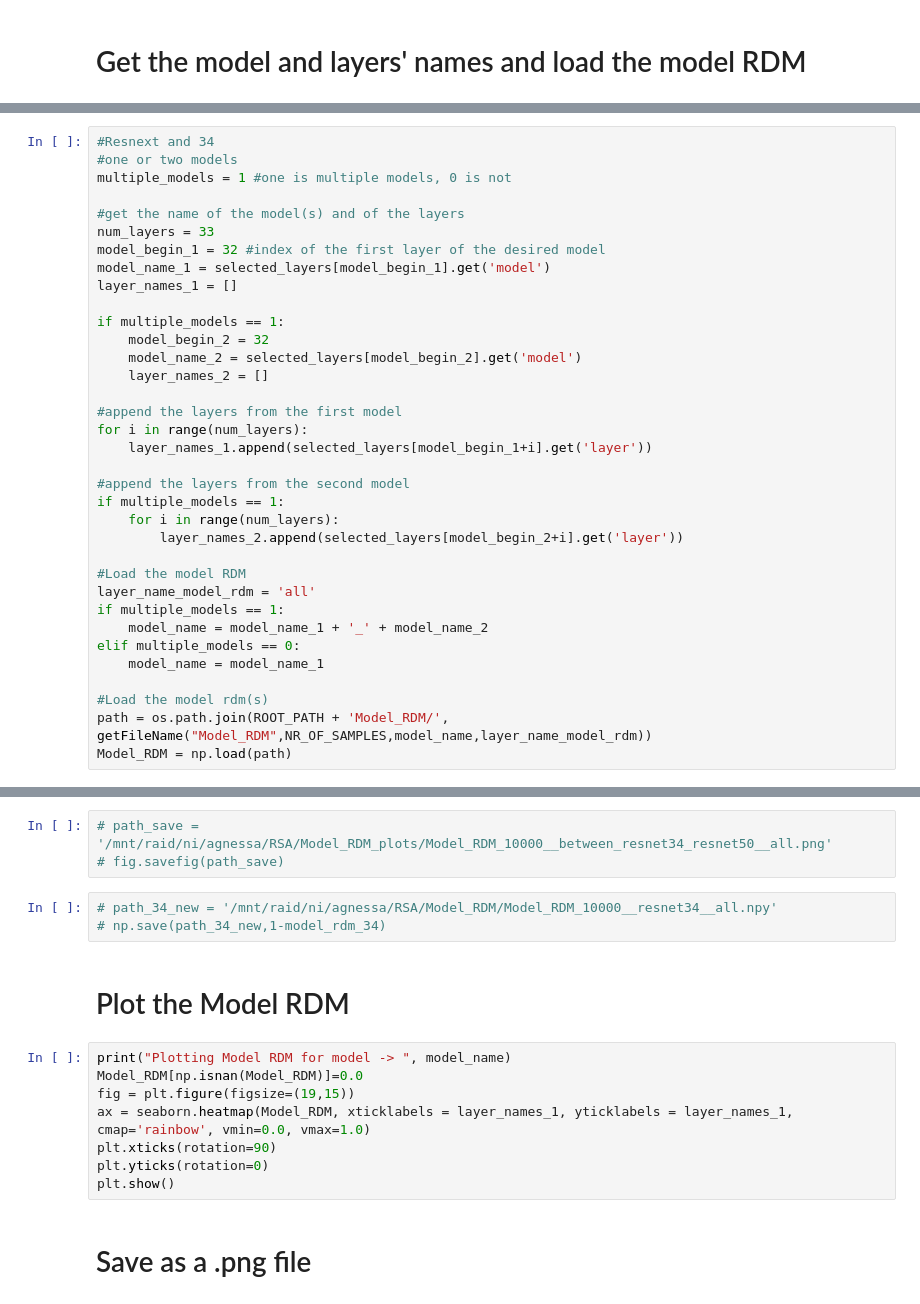
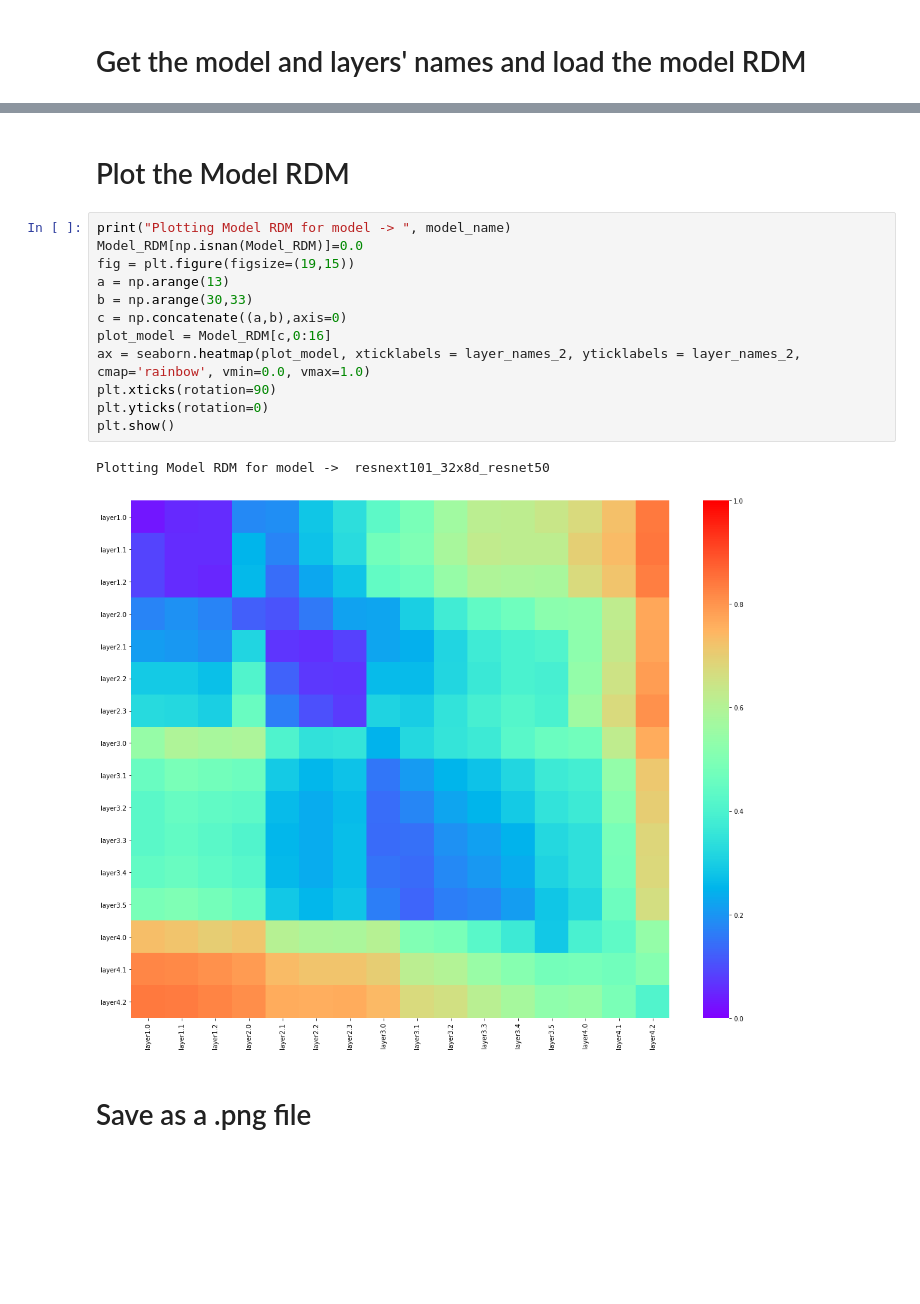
Before and after one commit to Agnessa14/RSA_object_classification, a Jupyter notebook: Plotting_Model_RDM.ipynb, the cells around one changed output, grey strips where cells are left out. Saved outputs shown, nothing was run; the diff lists cells and outputs as text; blank space fills up the shorter version.

```diff
--- a/Plotting_Model_RDM.ipynb
+++ b/Plotting_Model_RDM.ipynb
@@ -62,35 +64,0 @@ Model_RDM = np.load(path)
-# %%
-#Resnext and 34
-#one or two models
-multiple_models = 1 #one is multiple models, 0 is not
-
-#get the name of the model(s) and of the layers
-num_layers = 33
-model_begin_1 = 32 #index of the first layer of the desired model
-model_name_1 = selected_layers[model_begin_1].get('model')
-layer_names_1 = []
-
-if multiple_models == 1:
-    model_begin_2 = 32
-    model_name_2 = selected_layers[model_begin_2].get('model')
-    layer_names_2 = []
-
-#append the layers from the first model
-for i in range(num_layers):
-    layer_names_1.append(selected_layers[model_begin_1+i].get('layer'))
-
-#append the layers from the second model
-if multiple_models == 1:
-    for i in range(num_layers):
-        layer_names_2.append(selected_layers[model_begin_2+i].get('layer'))
-
-#Load the model RDM
-layer_name_model_rdm = 'all'
-if multiple_models == 1:
-    model_name = model_name_1 + '_' + model_name_2
-elif multiple_models == 0:
-    model_name = model_name_1
-
-#Load the model rdm(s)
-path = os.path.join(ROOT_PATH + 'Model_RDM/', getFileName("Model_RDM",NR_OF_SAMPLES,model_name,layer_name_model_rdm))
-Model_RDM = np.load(path)
@@ -122,19 +65,20 @@ model_rdm_34_50 = np.load(path_34_50)
-# %%
-# path_save = '/mnt/raid/ni/agnessa/RSA/Model_RDM_plots/Model_RDM_10000__between_resnet34_resnet50__all.png'
-# fig.savefig(path_save)
-# %%
-# path_34_new = '/mnt/raid/ni/agnessa/RSA/Model_RDM/Model_RDM_10000__resnet34__all.npy'
-# np.save(path_34_new,1-model_rdm_34)
 # %% [markdown]
 # Plot the Model RDM
 # %%
 print("Plotting Model RDM for model -> ", model_name)
 Model_RDM[np.isnan(Model_RDM)]=0.0
 fig = plt.figure(figsize=(19,15))
-ax = seaborn.heatmap(Model_RDM, xticklabels = layer_names_1, yticklabels = layer_names_1, cmap='rainbow', vmin=0.0, vmax=1.0)
+a = np.arange(13)
+b = np.arange(30,33)
+c = np.concatenate((a,b),axis=0)
+plot_model = Model_RDM[c,0:16]
+ax = seaborn.heatmap(plot_model, xticklabels = layer_names_2, yticklabels = layer_names_2, cmap='rainbow', vmin=0.0, vmax=1.0)
 plt.xticks(rotation=90)
 plt.yticks(rotation=0)
 plt.show()
+# %% [output]
+Plotting Model RDM for model ->  resnext101_32x8d_resnet50
+[figure, added]
 # %% [markdown]
 # Save as a .png file
 # %%
```
Also changed, not shown: parts of 9 cells of this notebook.
